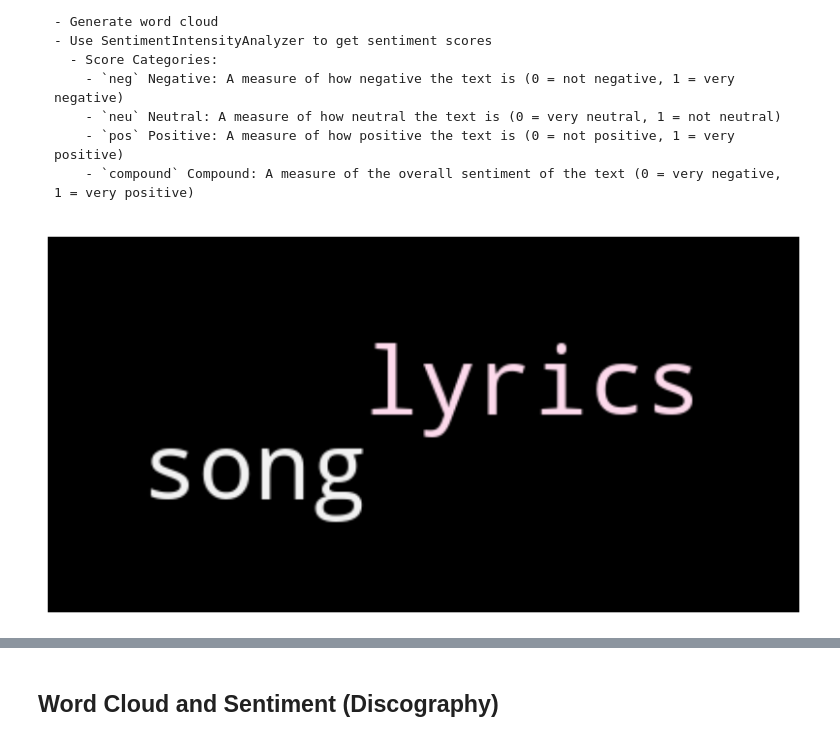
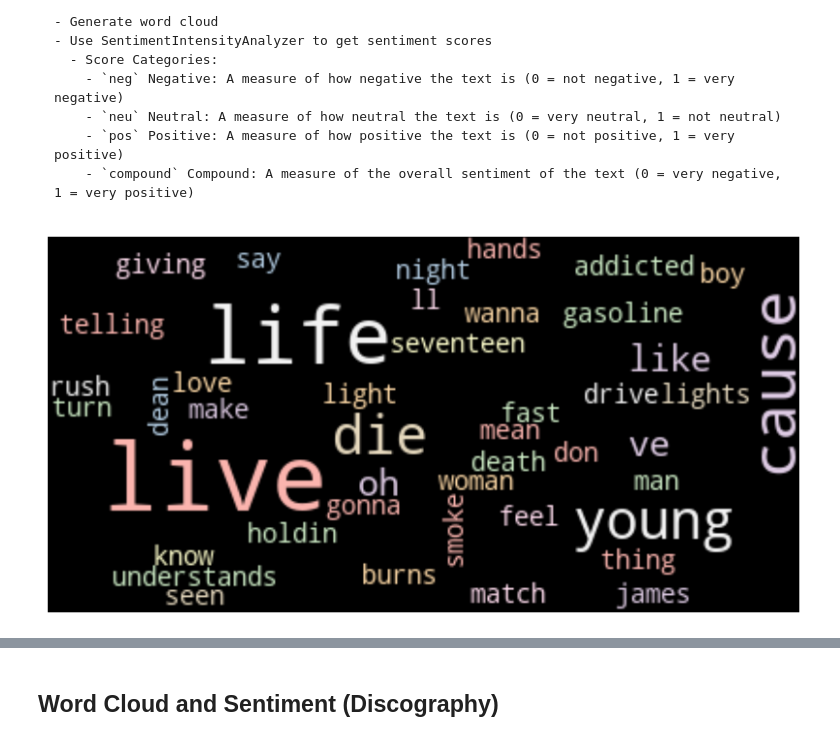
Before and after one commit to MaterDev/Python_Jupyter_Experiments, a Jupyter notebook: projects/03_beyonce/lyrical_analysis.ipynb, the cells around one changed output, grey strips where cells are left out. Saved outputs shown, nothing was run; the diff lists cells and outputs as text; code cells hidden in the pictures.

```diff
--- a/projects/03_beyonce/lyrical_analysis.ipynb
+++ b/projects/03_beyonce/lyrical_analysis.ipynb
@@ -41,47 +41,109 @@ True
         - `pos` Positive: A measure of how positive the text is (0 = not positive, 1 = very positive)
         - `compound` Compound: A measure of the overall sentiment of the text (0 = very negative, 1 = very positive)
 # %%
-def analyze_lyrics(lyrics):
-    """
+ """
     This function takes a string of song lyrics, creates a word cloud visualization,
     and performs sentiment analysis.
 
     Parameters:
     lyrics (str): The song lyrics to analyze.
-    """
+"""
+def analyze_lyrics(lyrics):
+    '''
+        The CountVectorizer is a part of the sklearn.feature_extraction.text library in Python.
+        The sklearn.feature_extraction.text is a high-level library in Python that includes several classes for extracting
+        features from text. The CountVectorizer is one of these classes.
 
-    # Instantiate a CountVectorizer object to transform the text data into a bag-of-words
+        The CountVectorizer provides a simple way to both tokenize a collection of text documents and build a vocabulary
+        of known words, but also to encode new documents using that vocabulary. Tokenization is the process of breaking
+        down text into words, phrases, symbols, or other meaningful elements (called tokens). The output from the
+        CountVectorizer is a sparse matrix representation of the document, meaning that only the presence (or frequency)
+        of the tokens is recorded, not their order.
+    '''
     vectorizer = CountVectorizer(stop_words='english')
 
-    # Fit and transform the data
+    '''
+        'fit_transform' is a function that fits the model with the lyrics and then transforms the lyrics into a matrix
+        of token counts. The 'fit' part involves learning the model parameters (i.e., learning the vocabulary) from the
+        data, and the 'transform' part applies this learned model to the data to transform it into the required output format
+        (i.e., a document-term matrix). The result is stored in 'word_count', which is a sparse matrix, meaning that it
+        is a matrix in which most of the elements are zero.
+    '''
     word_count = vectorizer.fit_transform([lyrics])
 
-    # Sum up the counts of each vocabulary word
+    '''
+        This line sums up the counts of each vocabulary word. In other words, it sums the frequencies of each word
+        across the entire lyrics. The 'tolist()[0]' function is used to convert the result to a list, since the sum
+        function returns a matrix and we want to work with a list for easier manipulation and visualization.
+    '''
     word_freq = word_count.sum(axis=0).tolist()[0]
 
-    # Get feature names (words) from vectorizer
+    '''
+        The 'get_feature_names_out' function returns a list of words that the vectorizer has learned from the lyrics.
+        These words represent the features (i.e., independent variables) used by the machine learning model. In the
+        context of natural language processing, features often refer to the words or tokens in the text.
+    '''
     words = vectorizer.get_feature_names_out()
 
-    # Prepare a dictionary with words and their corresponding frequencies
+    '''
+    The 'zip' function is a built-in Python function that pairs up the elements of several lists. It's being used
+    here to pair up the words and their frequencies. The 'dict' function then converts these pairs into a dictionary.
+    This dictionary, 'word_freq_dict', represents a mapping from each word to its frequency in the lyrics.
+    '''
     word_freq_dict = dict(zip(words, word_freq))
 
-    # Generate a word cloud image
+    '''
+        Word Cloud is a data visualization technique used for representing text data where the size of each word indicates
+        its frequency or importance. Significant textual data points can be highlighted using a word cloud.
+
+        The 'WordCloud' object generates a word cloud image based on the word frequencies that we've calculated. It has
+        several options that can be set to customize the look of the word cloud, including 'background_color' (color of
+        the background), 'colormap' (color map to use for the words), 'max_font_size' (the maximum font size for the
+        largest word), and 'max_words' (the maximum number of words to include in the cloud).
+    '''
     wordcloud = WordCloud(background_color='black', colormap='Pastel1', max_font_size=50, max_words=100).generate_from_frequencies(word_freq_dict)
 
-    # Display the generated image
+    '''
+        These lines use matplotlib, a plotting library in Python, to display the generated word cloud image. The 'imshow'
+        function displays the image data (i.e., the word cloud), and 'axis("off")' removes the axis from the image.
+        The result is a visual representation of word frequency in the lyrics.
+    '''
     plt.figure(figsize=(10, 10))
     plt.imshow(wordcloud, interpolation='bilinear')
     plt.axis("off")
     plt.show()
 
-    # Perform sentiment analysis on the text data
+    '''
+        Sentiment Analysis, also known as opinion mining, is a subfield of Natural Language Processing (NLP) that builds
+        systems that try to identify and extract opinions within text. It is often used in business to detect sentiment
+        in social data, gauge brand reputation, and understand customer experiences.
+
+        The SentimentIntensityAnalyzer is a class in the nltk.sentiment module for sentiment analysis. It gives a sentiment
+        score to sentences.
+    '''
     sia = SentimentIntensityAnalyzer()
+
+    '''
+        The 'polarity_scores' method of the SentimentIntensityAnalyzer object gives a sentiment score to each of the
+        categories: negative, neutral, positive, and compound based on the input lyrics. The compound score is a metric that calculates the sum of all the lexicon ratings which have been normalized between -1(most extreme negative) and +1 (most extreme positive). The lexicon ratings are the
+        sentiment scores assigned to individual words. This score is then normalized to be between -1 and 1.
+        The 'polarity_scores' function returns a dictionary with these scores.
+    '''
     sentiment = sia.polarity_scores(lyrics)
 
-    # Print the sentiment scores
+    '''
+        Finally, the sentiment scores are printed out. These scores provide a measure of the overall sentiment
+        of the song lyrics. This information can be useful in many contexts, such as understanding the mood
+        of a song, comparing the sentiments of different songs, or tracking the sentiment of an artist's
+        songs over time.
+    '''
     print(sentiment)
 
 # Test
-# analyze_lyrics("your song lyrics here")
+example_lyrics = """
+Boy, you'll be the death of me You're my James Dean You make me feel like I'm seventeen You drive too fast You smoke too much But that don't mean a thing, 'cause I'm addicted to the rush Cause I'd rather die young than live my life without you I'd rather not live at all than live my life without you Cause I'd rather die young than live my life without you I'd rather not live at all than live my life without you You know I've been in love before You're the first one I ever seen that burns like gasoline So light a match, turn off the lights I'm holdin' on to you 'cause this might be our last night, oh Cause I'd rather die young than live my life without you I'd rather not live at all than live my life without you Cause I'd rather die young than live my life without you I'd rather not live at all than live my life without you What I'm telling you I'm giving you my life, it's in your hands And what I'm gonna do Is be a woman and you can be a man And I wanna say Nobody understands what we've been through I'd rather give up everything Than to live my, live my life without you, oh Cause I'd rather die young than live my life without you I'd rather not live at all than live my life without you Cause I'd rather die young than live my life without you I'd rather not live at all than live my life without you
+"""
+
+analyze_lyrics(example_lyrics)
 # %% [output]
-[figure, old version]
+[figure, new version]
```
Also changed, not shown: parts of 3 cells of this notebook, 1 other file.
